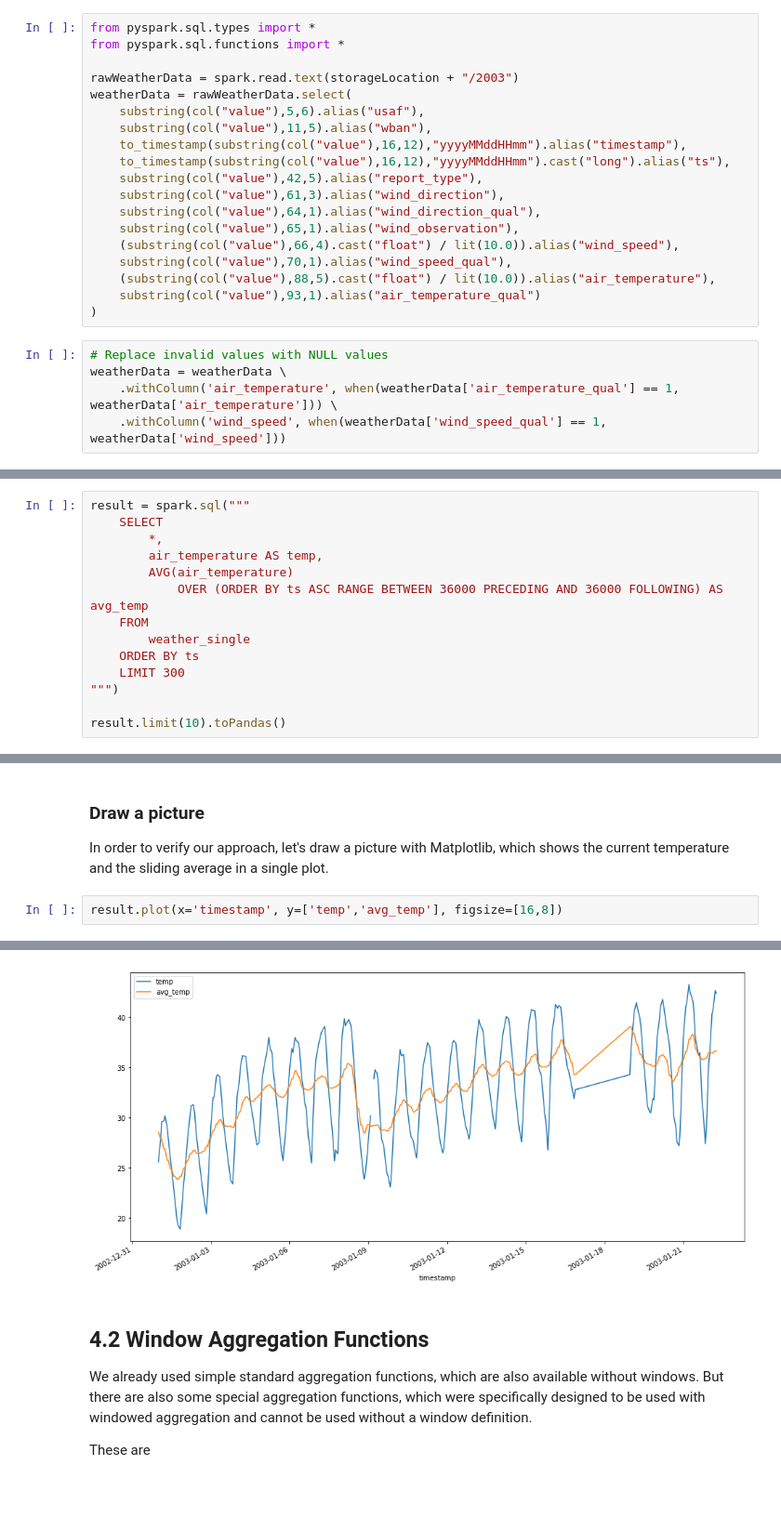
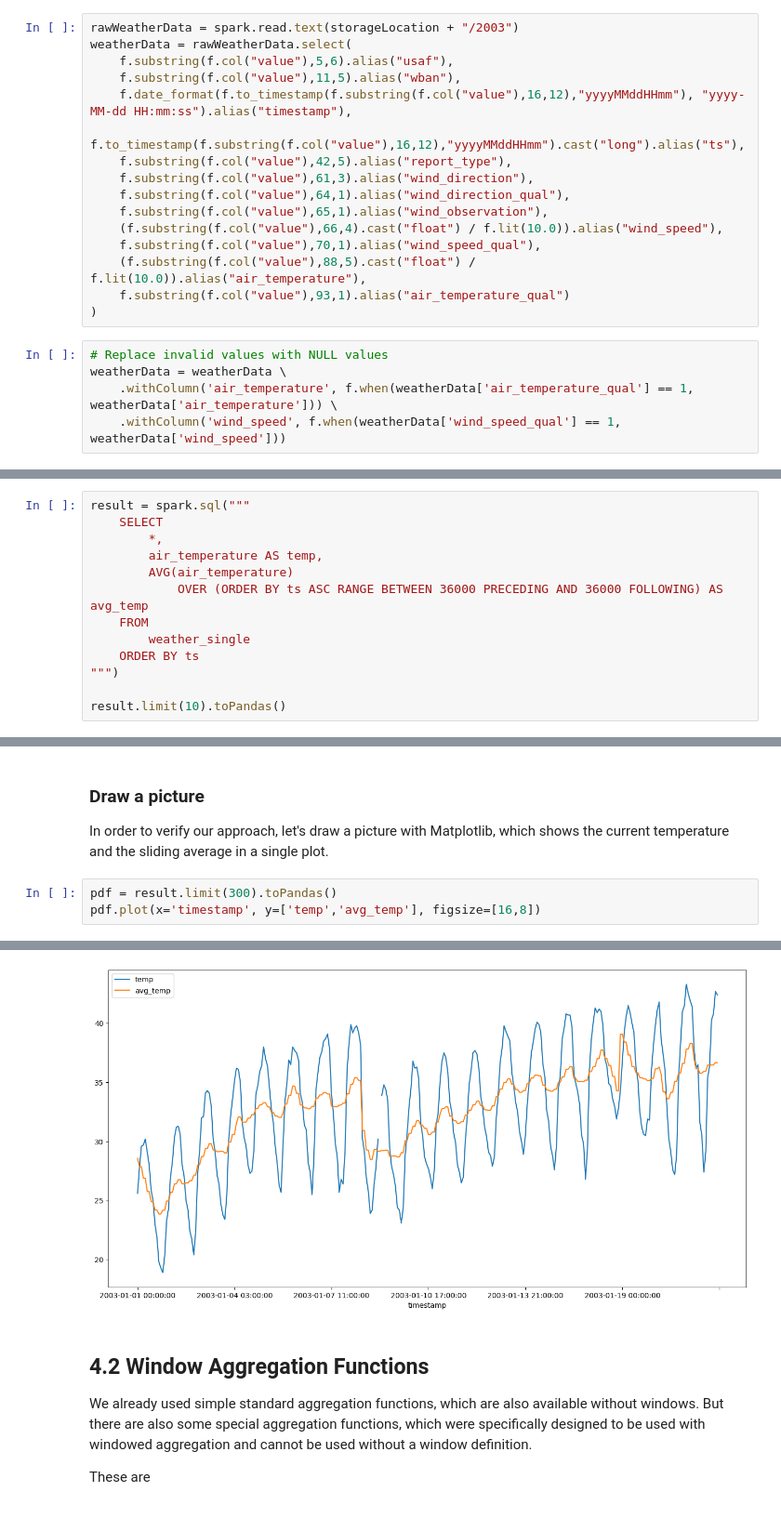
Before and after one commit to dimajix/pyspark-datascience, a Jupyter notebook: notebooks/06 - Window Functions - Full.ipynb, the cells around one changed output, grey strips where cells are left out. Shown at 93% size. Cells and saved outputs as stored; diff of their text form.

```diff
--- a/notebooks/06 - Window Functions - Full.ipynb
+++ b/notebooks/06 - Window Functions - Full.ipynb
@@ -17,29 +38,26 @@ storageLocation = "s3://dimajix-training/data/weather"
 
 Again we load data for the single year 2003 from S3 (or whatever storage location is used)
 # %%
-from pyspark.sql.types import *
-from pyspark.sql.functions import *
-
 rawWeatherData = spark.read.text(storageLocation + "/2003")
 weatherData = rawWeatherData.select(
-    substring(col("value"),5,6).alias("usaf"),
-    substring(col("value"),11,5).alias("wban"),
-    to_timestamp(substring(col("value"),16,12),"yyyyMMddHHmm").alias("timestamp"),
-    to_timestamp(substring(col("value"),16,12),"yyyyMMddHHmm").cast("long").alias("ts"),
-    substring(col("value"),42,5).alias("report_type"),
-    substring(col("value"),61,3).alias("wind_direction"),
-    substring(col("value"),64,1).alias("wind_direction_qual"),
-    substring(col("value"),65,1).alias("wind_observation"),
-    (substring(col("value"),66,4).cast("float") / lit(10.0)).alias("wind_speed"),
-    substring(col("value"),70,1).alias("wind_speed_qual"),
-    (substring(col("value"),88,5).cast("float") / lit(10.0)).alias("air_temperature"),
-    substring(col("value"),93,1).alias("air_temperature_qual")
+    f.substring(f.col("value"),5,6).alias("usaf"),
+    f.substring(f.col("value"),11,5).alias("wban"),
+    f.date_format(f.to_timestamp(f.substring(f.col("value"),16,12),"yyyyMMddHHmm"), "yyyy-MM-dd HH:mm:ss").alias("timestamp"),
+    f.to_timestamp(f.substring(f.col("value"),16,12),"yyyyMMddHHmm").cast("long").alias("ts"),
+    f.substring(f.col("value"),42,5).alias("report_type"),
+    f.substring(f.col("value"),61,3).alias("wind_direction"),
+    f.substring(f.col("value"),64,1).alias("wind_direction_qual"),
+    f.substring(f.col("value"),65,1).alias("wind_observation"),
+    (f.substring(f.col("value"),66,4).cast("float") / f.lit(10.0)).alias("wind_speed"),
+    f.substring(f.col("value"),70,1).alias("wind_speed_qual"),
+    (f.substring(f.col("value"),88,5).cast("float") / f.lit(10.0)).alias("air_temperature"),
+    f.substring(f.col("value"),93,1).alias("air_temperature_qual")
 )
 # %%
 # Replace invalid values with NULL values
 weatherData = weatherData \
-    .withColumn('air_temperature', when(weatherData['air_temperature_qual'] == 1, weatherData['air_temperature'])) \
-    .withColumn('wind_speed', when(weatherData['wind_speed_qual'] == 1, weatherData['wind_speed']))
+    .withColumn('air_temperature', f.when(weatherData['air_temperature_qual'] == 1, weatherData['air_temperature'])) \
+    .withColumn('wind_speed', f.when(weatherData['wind_speed_qual'] == 1, weatherData['wind_speed']))
 # %%
 # Make the weather data available as a temporary view
 weather_all = weatherData.cache()
@@ -127,7 +145,6 @@ result = spark.sql("""
     FROM
         weather_single
     ORDER BY ts
-    LIMIT 300
 """)
 
 result.limit(10).toPandas()
@@ -155,5 +170,6 @@ result.limit(10).toPandas()
 
 In order to verify our approach, let's draw a picture with Matplotlib, which shows the current temperature and the sliding average in a single plot.
 # %%
-result.plot(x='timestamp', y=['temp','avg_temp'], figsize=[16,8])
+pdf = result.limit(300).toPandas()
+pdf.plot(x='timestamp', y=['temp','avg_temp'], figsize=[16,8])
 # %% [output]
@@ -161,4 +182,4 @@ result.plot(x='timestamp', y=['temp','avg_temp'], figsize=[16,8])
-[figure, old version]
+[figure, new version]
 # %% [markdown]
 ## 4.2 Window Aggregation Functions
 
```
Also changed, not shown: parts of 12 cells of this notebook, 8 other files.
